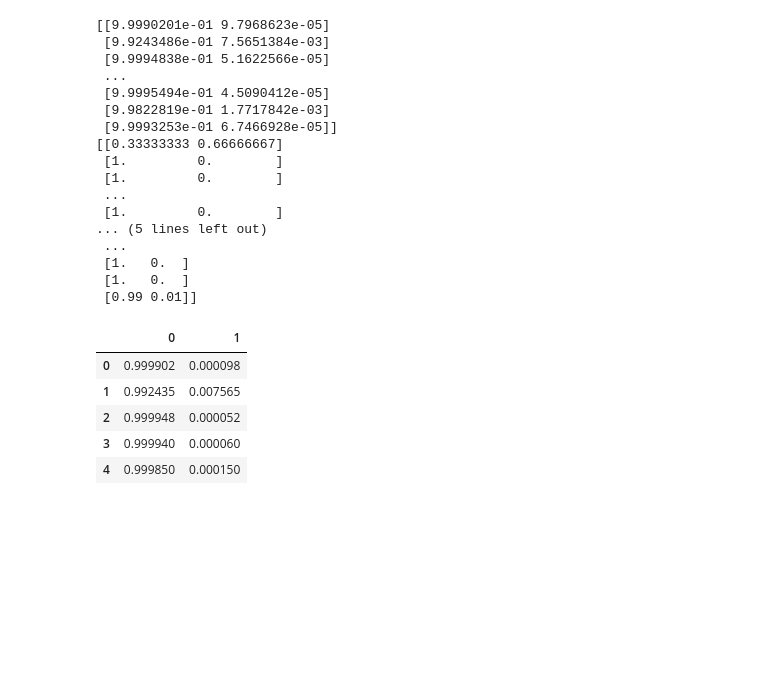
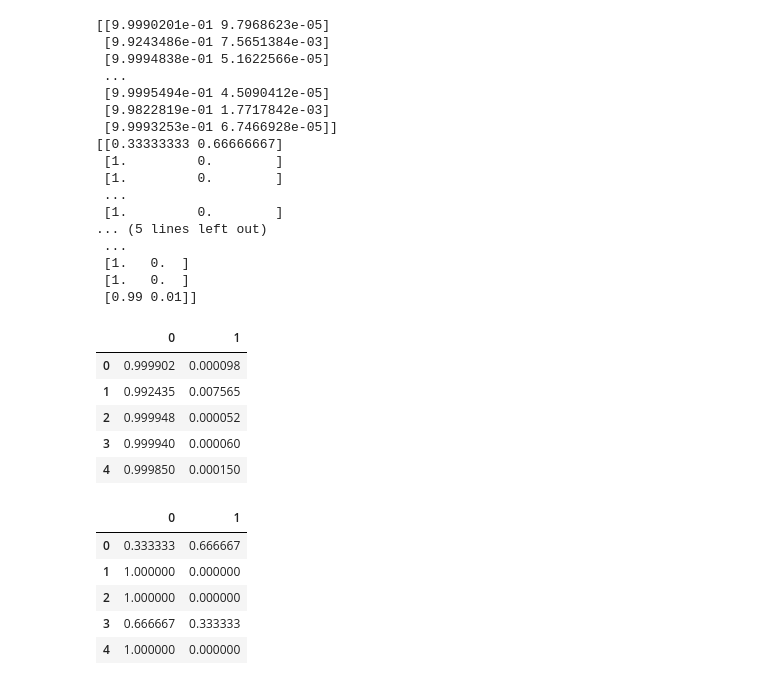
Before and after one commit to difersalest/Fraud-Competition, a Jupyter notebook: Fraud Detection Test.ipynb, the cells around one changed output. Cells and saved outputs as stored; diff of their text form; code cells hidden in the pictures; blank space fills up the shorter version.

```diff
--- a/Fraud Detection Test.ipynb
+++ b/Fraud Detection Test.ipynb
@@ -265,3 +283,14 @@ xgb_pred_test_prob.head()
 | 2 | 0.999948 | 0.000052 |
 | 3 | 0.999940 | 0.000060 |
 | 4 | 0.999850 | 0.000150 |
+# %%
+#Create dataframe with probablity of fraud from knn
+knn_pred_test_prob = pd.DataFrame(knn_pred_test_prob)
+knn_pred_test_prob.head()
+# %% [output]
+|  | 0 | 1 |
+| 0 | 0.333333 | 0.666667 |
+| 1 | 1.000000 | 0.000000 |
+| 2 | 1.000000 | 0.000000 |
+| 3 | 0.666667 | 0.333333 |
+| 4 | 1.000000 | 0.000000 |
```
Also changed, not shown: parts of 13 cells of this notebook, 3 other files.
